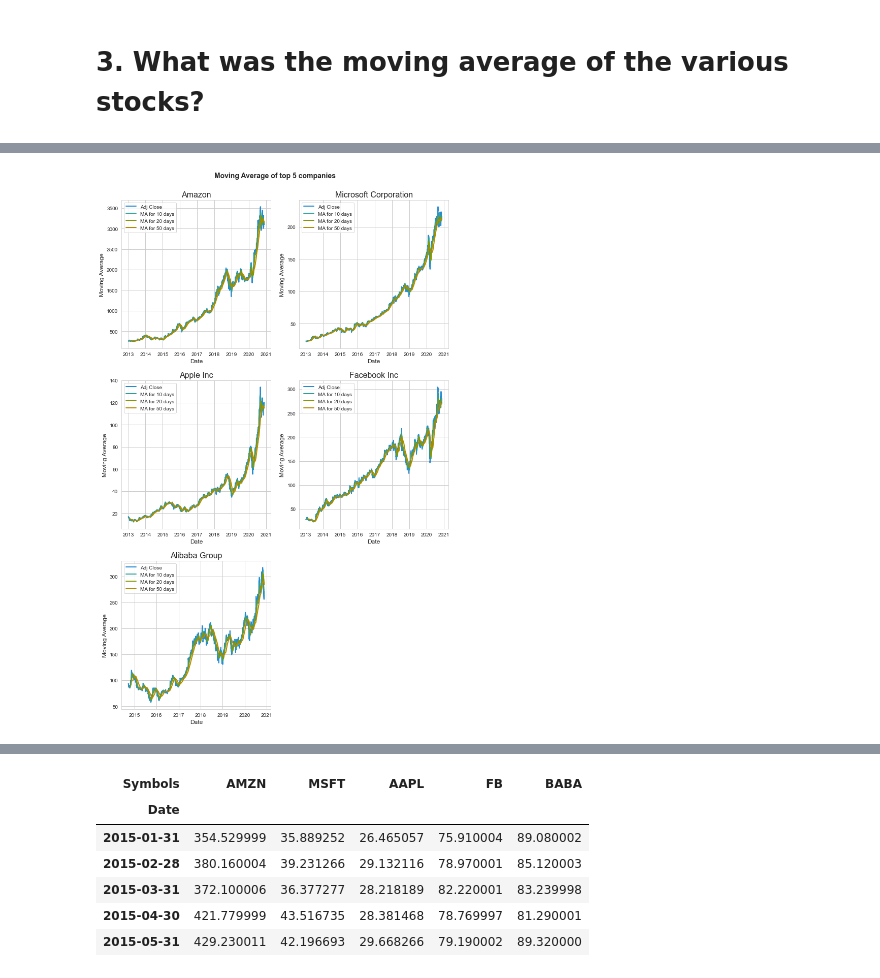
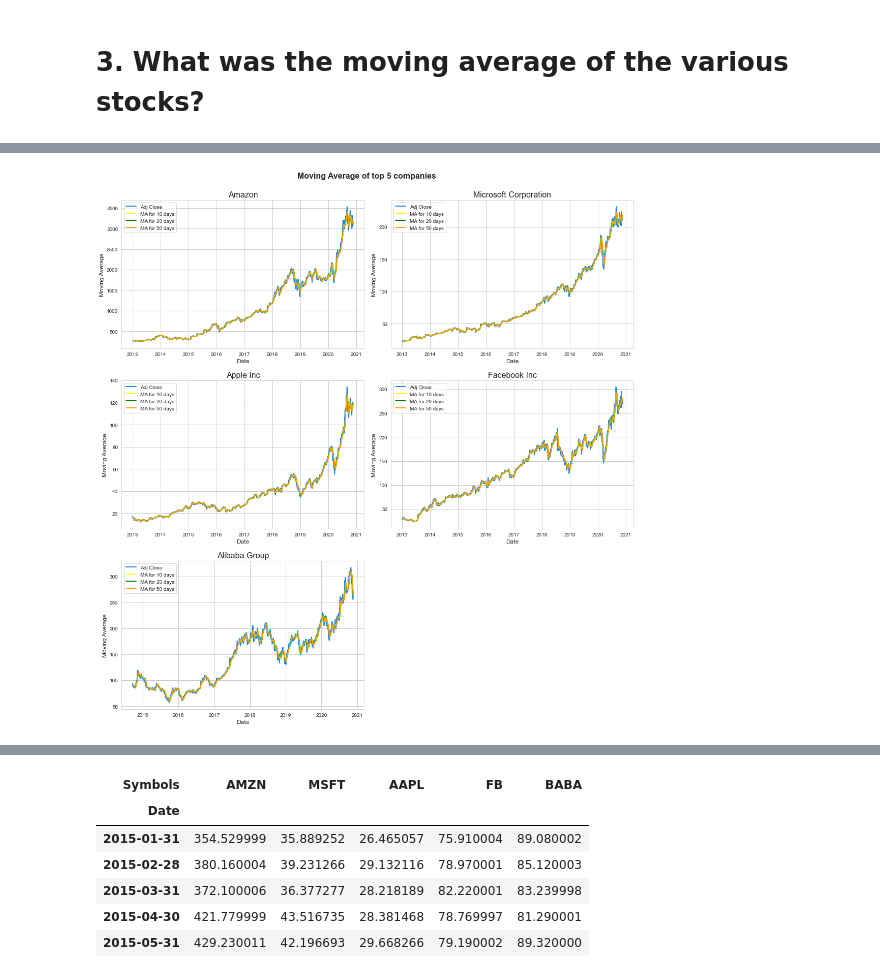
Before and after one commit to RITISHKARKIUNH/stockanalysis, a Jupyter notebook: Stock_Analysis.ipynb, the cells around one changed output, grey strips where cells are left out. Cells and saved outputs as stored; diff of their text form; code cells hidden in the pictures.

```diff
--- a/Stock_Analysis.ipynb
+++ b/Stock_Analysis.ipynb
@@ -280,31 +301,38 @@ for ma in ma_day:
 # %%
 # here we are visualising three important moving averages of all the company
 
 Total = 5
 Columns = 2
+
 # array of company datas
 datas = list(topFiveDataDict.values())
+
 # names of the company in array
 names = list(topFiveDataDict.keys())
 
 # Compute Rows required
 Rows = Total // Columns
 Rows += Total % Columns
+
 # Create a Position index
 Position = range(1,Total + 1)
 fig = plt.figure(1)
 fig.set_figheight(15)
-fig.set_figwidth(10)
+fig.set_figwidth(15)
+
 for k in range(Total):
   # add every single subplot to the figure with a for loop
-  ax = fig.add_subplot(Rows,Columns,Position[k])
-  ax.plot(datas[k][['Adj Close', 'MA for 10 days', 'MA for 20 days', 'MA for 50 days']])
-  ax.set_title(CompanyNameMap[names[k]])
-  ax.legend(['Adj Close', 'MA for 10 days', 'MA for 20 days', 'MA for 50 days'])
-  ax.set(xlabel='Date',ylabel='Moving Average')
+    ax = fig.add_subplot(Rows,Columns,Position[k])
+    ax.plot(datas[k]['Adj Close'])
+    ax.plot(datas[k]['MA for 10 days'], color = 'yellow')
+    ax.plot(datas[k]['MA for 10 days'], color = 'green')
+    ax.plot(datas[k]['MA for 10 days'], color = 'orange')
+    ax.set_title(CompanyNameMap[names[k]])
+    ax.legend(['Adj Close', 'MA for 10 days', 'MA for 20 days', 'MA for 50 days'])
+    ax.set(xlabel='Date',ylabel='Moving Average')
 
 fig.tight_layout(pad=1.5)
-fig.suptitle('Moving Average of top 5 companies', fontsize = 14, fontweight = 'bold', y = 1.02)
+fig.suptitle('Moving Average of top 5 companies', fontsize = 16, fontweight = 'bold', y = 1.02)
 plt.show()
 # %% [output]
-[figure, old version]
+[figure, new version]
```
Also changed, not shown: parts of 87 cells of this notebook.
